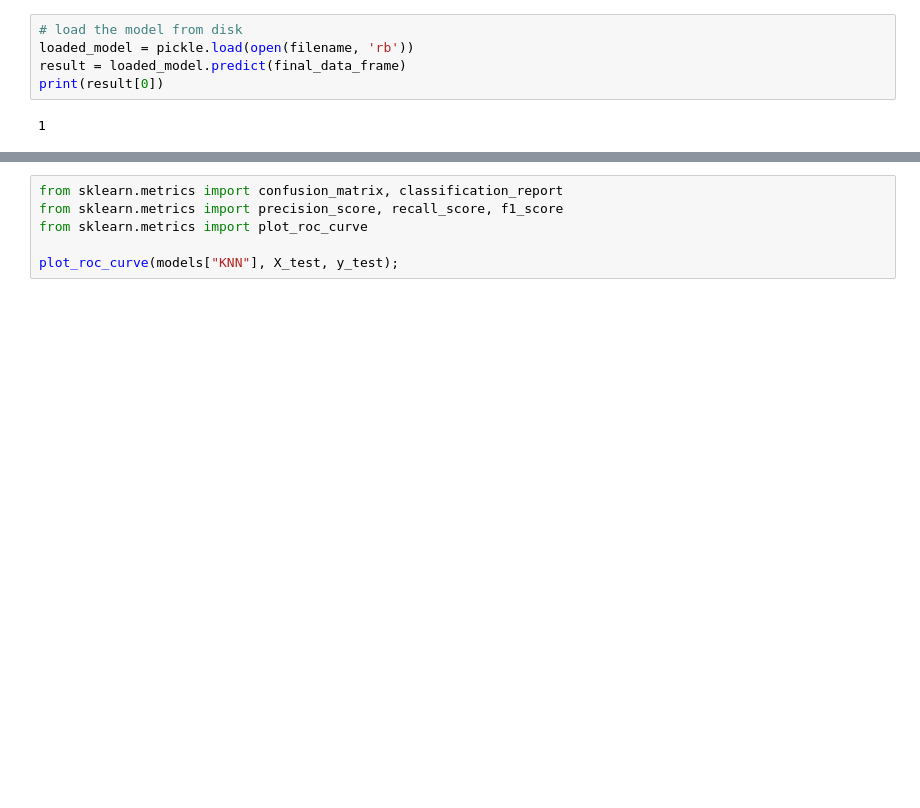
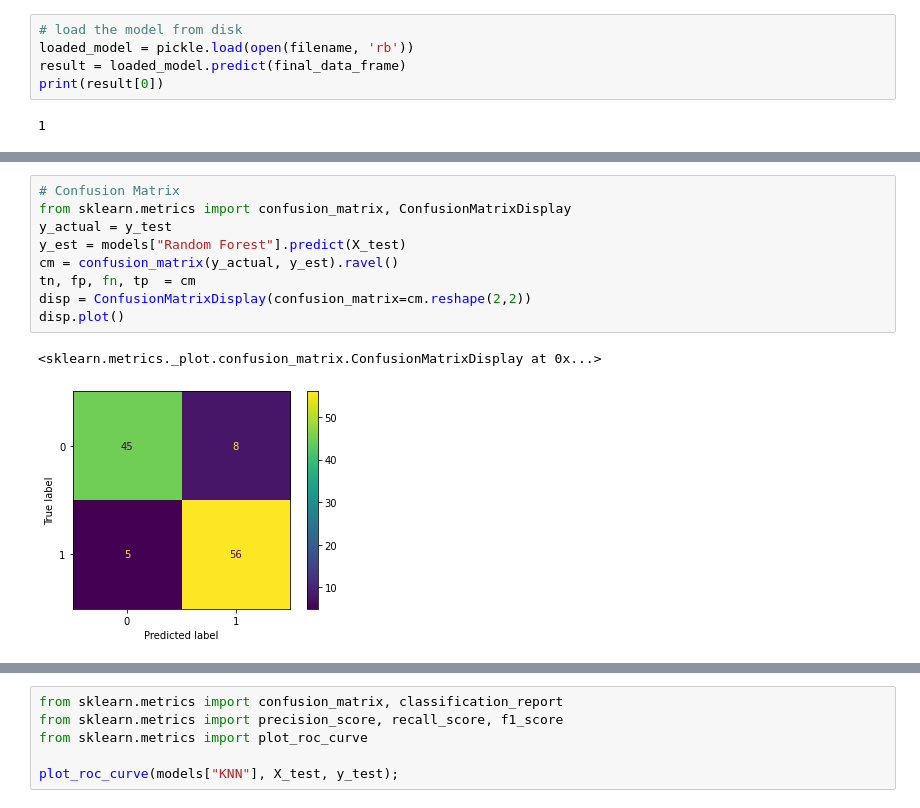
Before and after one commit to chetan2510/Discrimination-of-reflected-sound-signals, a Jupyter notebook: LatestImplementation.ipynb, the cells around one changed output, grey strips where cells are left out. Drawn from its saved outputs; the diff is of its cells as text; blank space fills up the shorter version.

```diff
--- a/LatestImplementation.ipynb
+++ b/LatestImplementation.ipynb
@@ -336,0 +343,12 @@ print(result[0])
+# %%
+# Confusion Matrix
+from sklearn.metrics import confusion_matrix, ConfusionMatrixDisplay
+y_actual = y_test
+y_est = models["Random Forest"].predict(X_test)
+cm = confusion_matrix(y_actual, y_est).ravel()
+tn, fp, fn, tp  = cm
+disp = ConfusionMatrixDisplay(confusion_matrix=cm.reshape(2,2))
+disp.plot()
+# %% [output]
+<sklearn.metrics._plot.confusion_matrix.ConfusionMatrixDisplay at 0x...>
+[figure, added]
```
Also changed, not shown: parts of 4 cells of this notebook.
